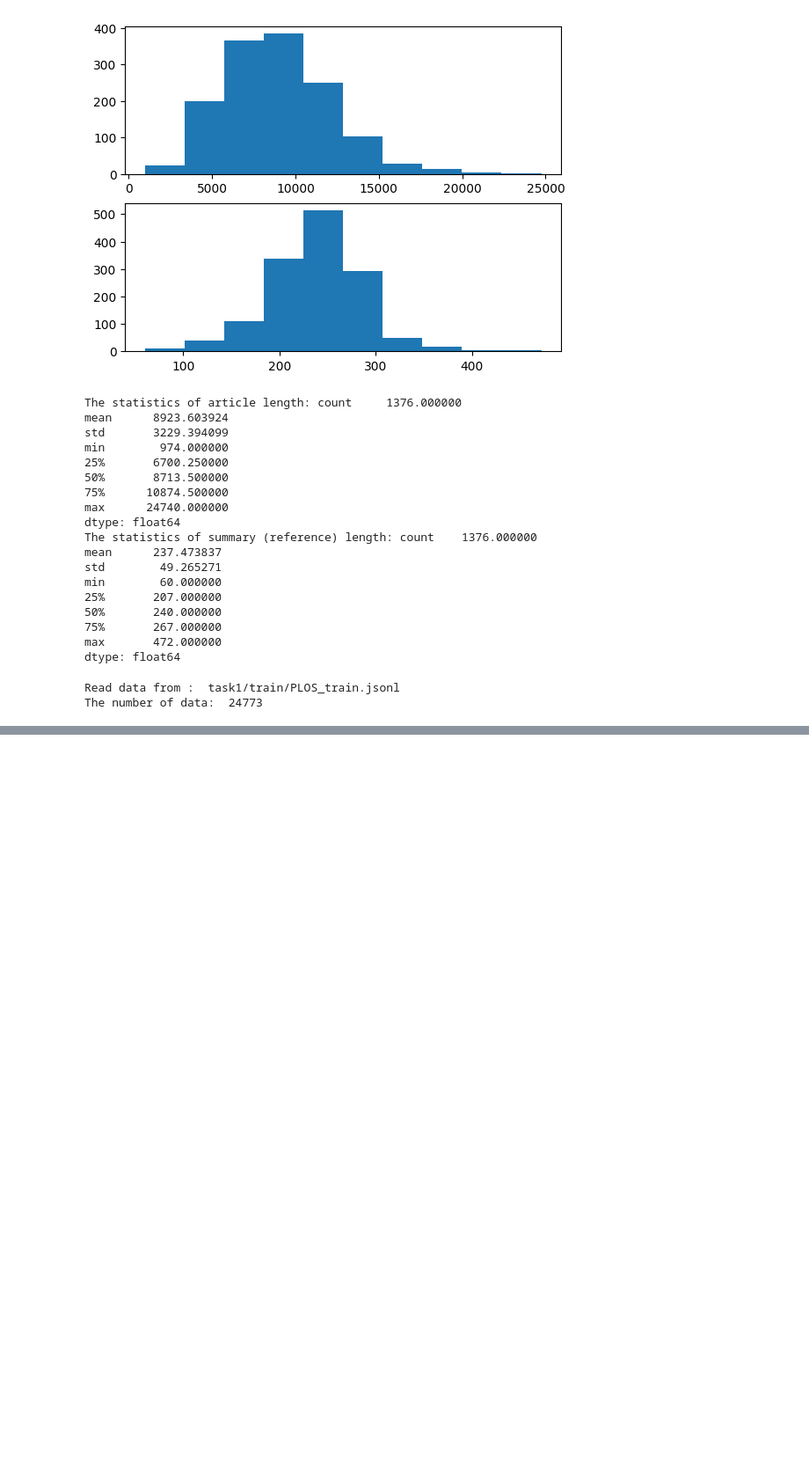
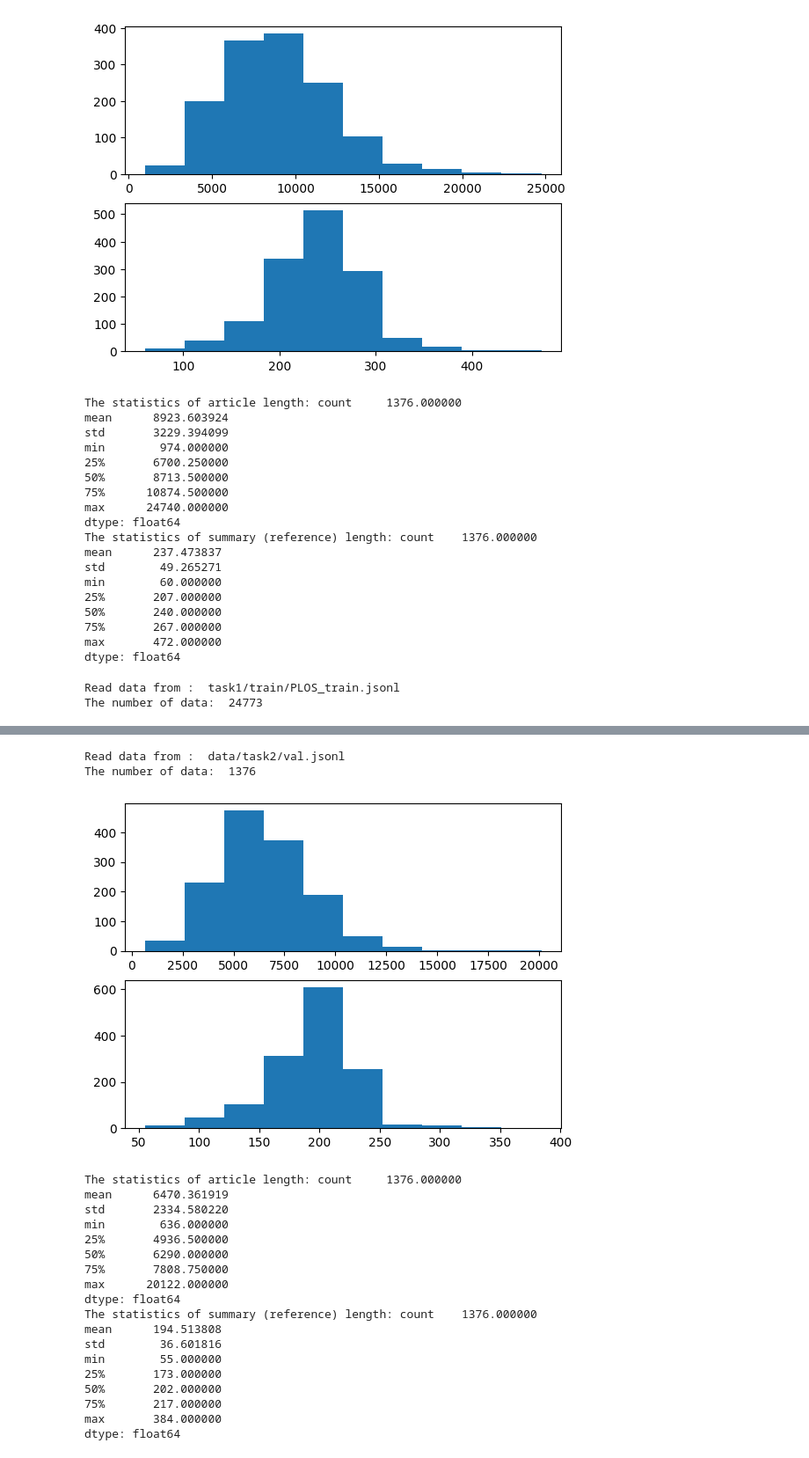
Before and after one commit to xinzhel/bio_lay_summ, a Jupyter notebook: analyze_data.ipynb, the cells around one changed output, grey strips where cells are left out. Shown: that part at 88% size. Cells and saved outputs as stored; diff of their text form; code cells hidden in the pictures; blank space fills up the shorter version.

```diff
--- a/analyze_data.ipynb
+++ b/analyze_data.ipynb
@@ -200,0 +276,28 @@ The number of data:  24773
+# %%
+file_path = "data/task2/val.jsonl"
+
+articles, summaries = read_data(file_path)
+print_statitiscs(articles, summaries, target='word_lengths')
+# print_statitiscs(articles, summaries, target='token_lengths')
+# %% [output]
+Read data from :  data/task2/val.jsonl
+The number of data:  1376
+[figure, added]
+The statistics of article length: count     1376.000000
+mean      6470.361919
+std       2334.580220
+min        636.000000
+25%       4936.500000
+50%       6290.000000
+75%       7808.750000
+max      20122.000000
+dtype: float64
+The statistics of summary (reference) length: count    1376.000000
+mean      194.513808
+std        36.601816
+min        55.000000
+25%       173.000000
+50%       202.000000
+75%       217.000000
+max       384.000000
+dtype: float64
```
Also changed, not shown: parts of 12 cells of this notebook, 1 other file.
